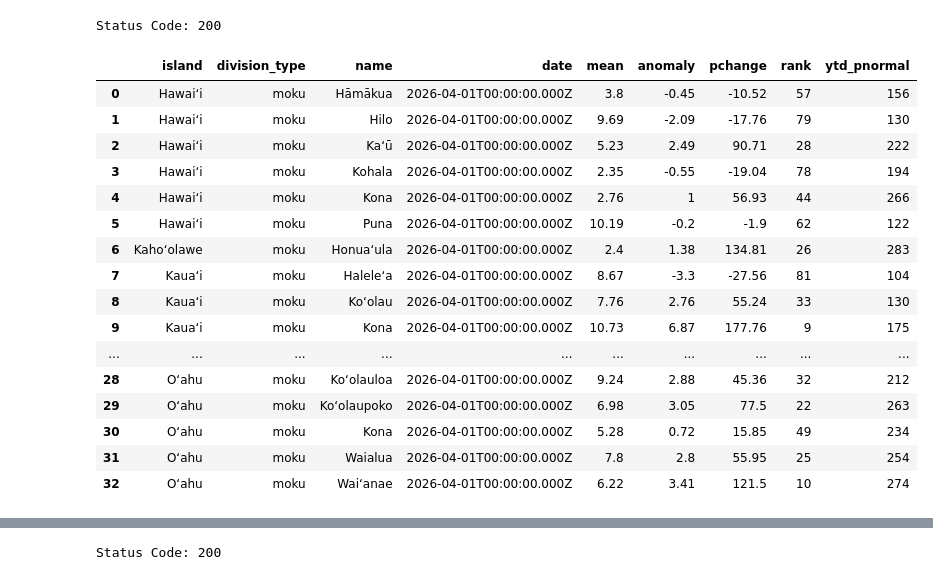
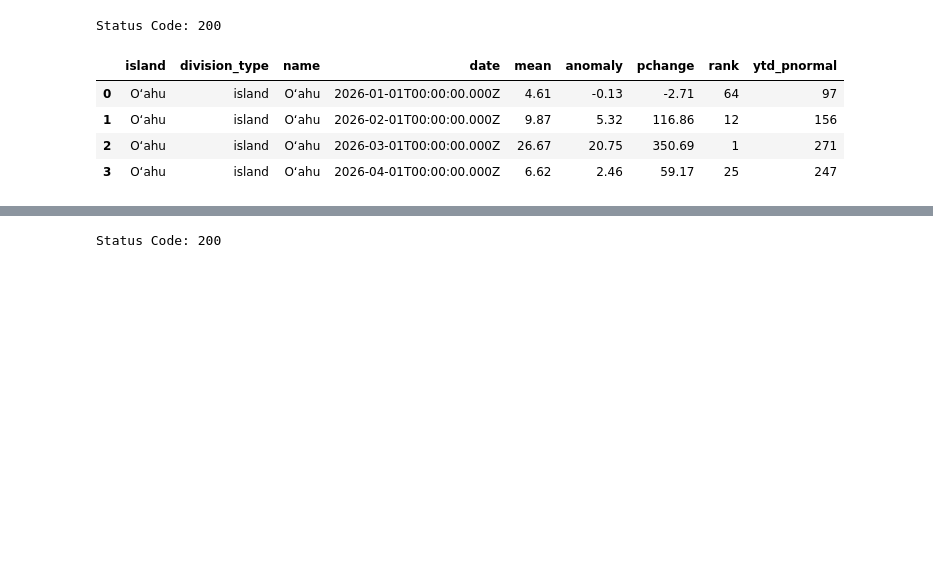
Before and after one commit to cherryleh/climate-summary, a Jupyter notebook: dews-hawaii-app/scripts/database_backfilling copy.ipynb, the cells around one changed output, grey strips where cells are left out. Saved outputs shown, nothing was run; the diff lists cells and outputs as text; code cells hidden in the pictures; blank space fills up the shorter version.

```diff
--- a/dews-hawaii-app/scripts/database_backfilling copy.ipynb
+++ b/dews-hawaii-app/scripts/database_backfilling copy.ipynb
@@ -20,41 +20,37 @@ headers = {
 # %%
 # date, startDate, endDate, island, division_type, and name. For  island, division_type, and name you can provide multiple instances of each or a comma separated list to filter by more than one (e.g. ?division_type=moku&division_type=island or  ?division_type=moku,island)
 #Viewing data
 
 url = "https://api.hcdp.ikewai.org/mesonet/climate_report/rainfall_stats"
 # rainfall_stats, temperature_stats, drought_stats, rainfall_historical, or temperature_historical
 query_params = {
-    "division_type": "moku",
-    "startDate": "2026-04-01",
-    "endDate": "2026-04-01",
-    # "name":"Hāmākua"
+    "division_type": "island",
+    "island": "Oʻahu",
+      "startDate": "2026-01-01",
+      "endDate": "2026-05-01"
 }
 
+# query_params = {
+#     "division_type": "Statewide",
+#     "startDate": "2026-01-01",
+#     "endDate": "2026-05-01"
+# }
+
+# response = requests.get(url, params=query_params, headers=headers)
+
+# print(response.json())
 response = requests.get(url, params=query_params, headers=headers)
 
 print(f"Status Code: {response.status_code}")
-# print(response.json())
 if response.status_code == 200:
     df_filtered = pd.DataFrame(response.json())
     display(df_filtered)
 else:
     print(f"Response Text: {response.text}")
 # %% [output]
 Status Code: 200
 |  | island | division_type | name | date | mean | anomaly | pchange | rank | ytd_pnormal |
-| 0 | Hawaiʻi | moku | Hāmākua | 2026-04-01T00:00:00.000Z | 3.8 | -0.45 | -10.52 | 57 | 156 |
-| 1 | Hawaiʻi | moku | Hilo | 2026-04-01T00:00:00.000Z | 9.69 | -2.09 | -17.76 | 79 | 130 |
-| 2 | Hawaiʻi | moku | Kaʻū | 2026-04-01T00:00:00.000Z | 5.23 | 2.49 | 90.71 | 28 | 222 |
-| 3 | Hawaiʻi | moku | Kohala | 2026-04-01T00:00:00.000Z | 2.35 | -0.55 | -19.04 | 78 | 194 |
-| 4 | Hawaiʻi | moku | Kona | 2026-04-01T00:00:00.000Z | 2.76 | 1 | 56.93 | 44 | 266 |
-| 5 | Hawaiʻi | moku | Puna | 2026-04-01T00:00:00.000Z | 10.19 | -0.2 | -1.9 | 62 | 122 |
-| 6 | Kahoʻolawe | moku | Honuaʻula | 2026-04-01T00:00:00.000Z | 2.4 | 1.38 | 134.81 | 26 | 283 |
-| 7 | Kauaʻi | moku | Haleleʻa | 2026-04-01T00:00:00.000Z | 8.67 | -3.3 | -27.56 | 81 | 104 |
-| 8 | Kauaʻi | moku | Koʻolau | 2026-04-01T00:00:00.000Z | 7.76 | 2.76 | 55.24 | 33 | 130 |
-| 9 | Kauaʻi | moku | Kona | 2026-04-01T00:00:00.000Z | 10.73 | 6.87 | 177.76 | 9 | 175 |
-| ... | ... | ... | ... | ... | ... | ... | ... | ... | ... |
-| 28 | Oʻahu | moku | Koʻolauloa | 2026-04-01T00:00:00.000Z | 9.24 | 2.88 | 45.36 | 32 | 212 |
-| 29 | Oʻahu | moku | Koʻolaupoko | 2026-04-01T00:00:00.000Z | 6.98 | 3.05 | 77.5 | 22 | 263 |
-| 30 | Oʻahu | moku | Kona | 2026-04-01T00:00:00.000Z | 5.28 | 0.72 | 15.85 | 49 | 234 |
-| 31 | Oʻahu | moku | Waialua | 2026-04-01T00:00:00.000Z | 7.8 | 2.8 | 55.95 | 25 | 254 |
-| 32 | Oʻahu | moku | Waiʻanae | 2026-04-01T00:00:00.000Z | 6.22 | 3.41 | 121.5 | 10 | 274 |
+| 0 | Oʻahu | island | Oʻahu | 2026-01-01T00:00:00.000Z | 4.61 | -0.13 | -2.71 | 64 | 97 |
+| 1 | Oʻahu | island | Oʻahu | 2026-02-01T00:00:00.000Z | 9.87 | 5.32 | 116.86 | 12 | 156 |
+| 2 | Oʻahu | island | Oʻahu | 2026-03-01T00:00:00.000Z | 26.67 | 20.75 | 350.69 | 1 | 271 |
+| 3 | Oʻahu | island | Oʻahu | 2026-04-01T00:00:00.000Z | 6.62 | 2.46 | 59.17 | 25 | 247 |
```
Also changed, not shown: parts of 3 cells of this notebook, 26 other files.
